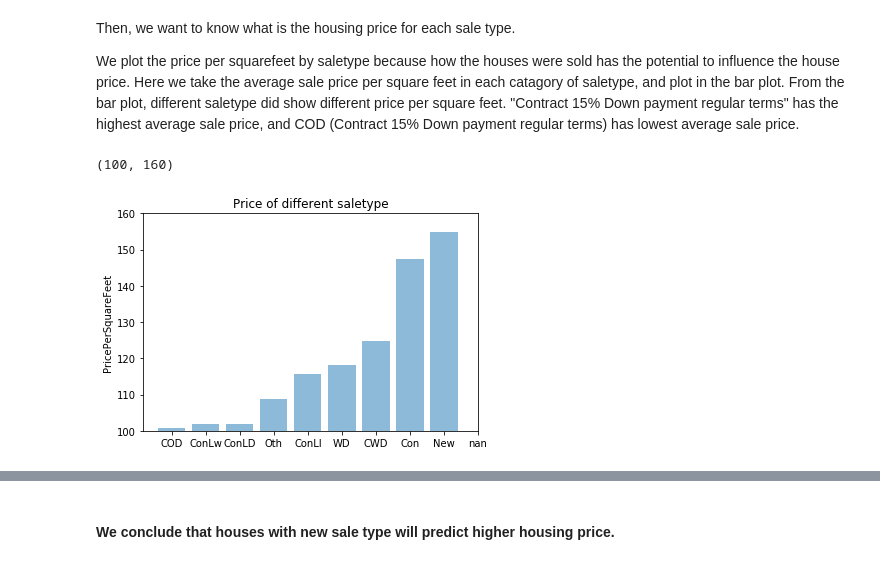
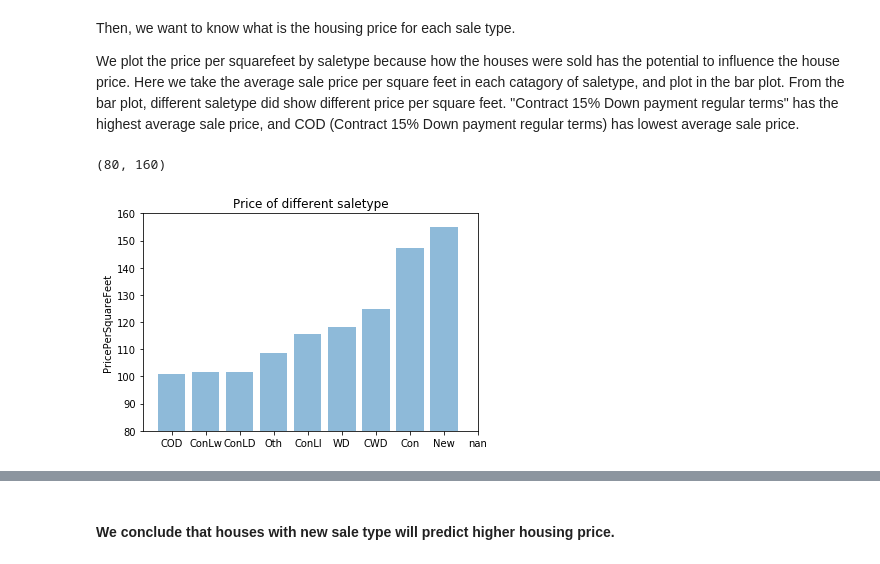
Before and after one commit to muh005/Housing-Price-Analysis, a Jupyter notebook: FinalProject.ipynb, the cells around one changed output, grey strips where cells are left out. Drawn from its saved outputs; the diff is of its cells as text; code cells hidden in the pictures.

```diff
--- a/FinalProject.ipynb
+++ b/FinalProject.ipynb
@@ -202,19 +202,19 @@ We plot the price per squarefeet by saletype because how the houses were sold ha
 # %%
 avg = []
 x = df['SaleType'].unique()
 for type in df['SaleType'].unique():
     avg.append(df[df['SaleType'] == type]['PricePerSquare'].mean())
 avg, x = zip(*sorted(zip(avg, x)))
 y_pos = np.arange(len(x))
 plt.bar(y_pos, avg, align='center', alpha=0.5)
 plt.xticks(y_pos,  x)
 plt.ylabel('PricePerSquareFeet')
 plt.title('Price of different saletype')
 axes = plt.gca()
-axes.set_ylim([100,160])
+axes.set_ylim([80,160])
 # %% [output]
-(100, 160)
+(80, 160)
-[figure, old version]
+[figure, new version]
 # %%
 outcome_1, predictors_1 = patsy.dmatrices('PricePerSquare ~ SaleType', df)
 mod_1 = sm.OLS(outcome_1, predictors_1)
```
Also changed, not shown: parts of 4 cells of this notebook.
